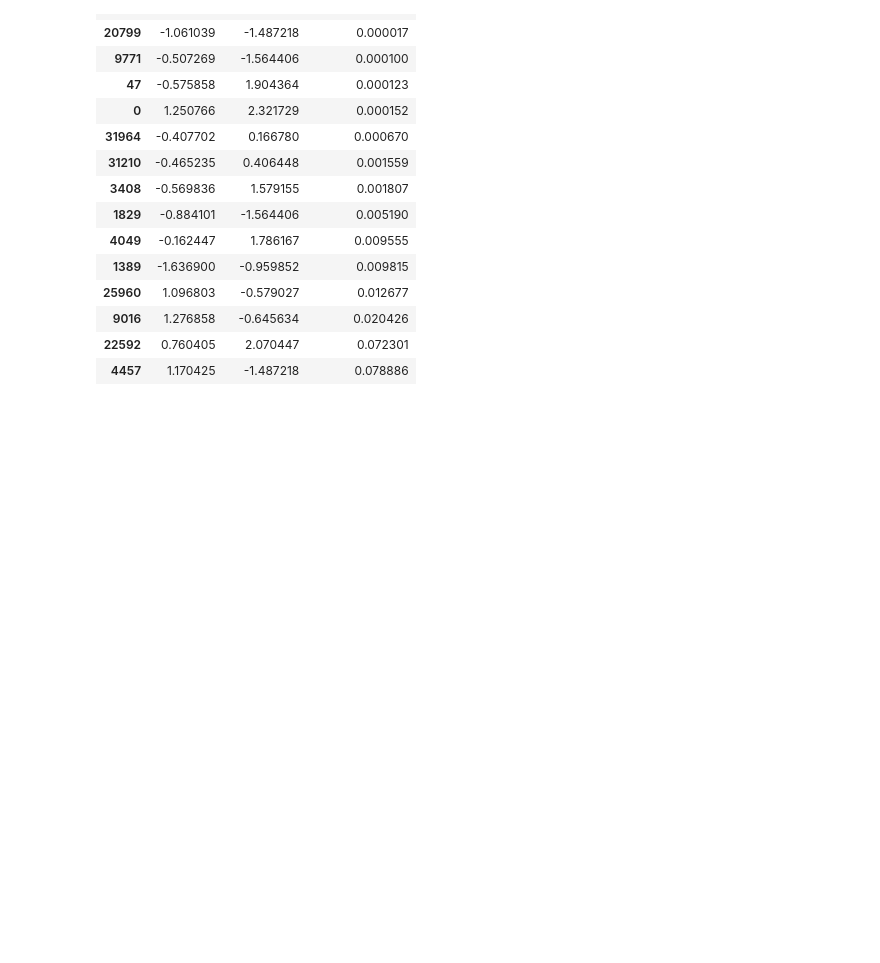
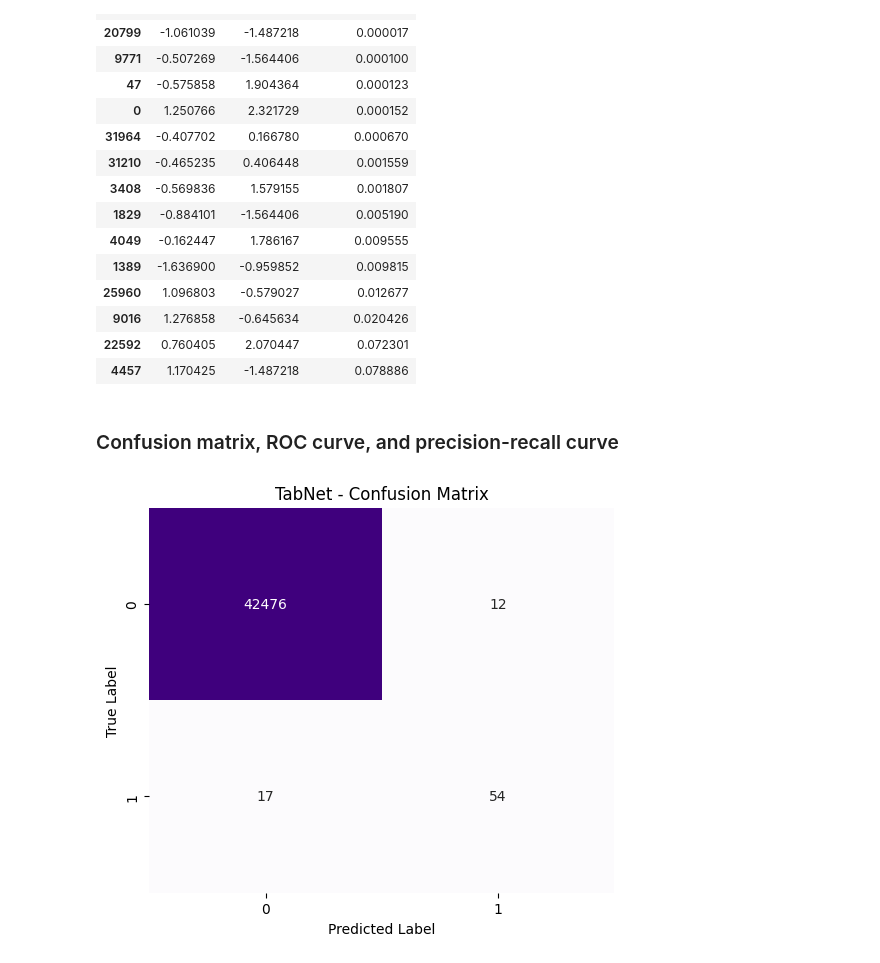
Before and after one commit to manamendraJN/SE4050-Fraud-Detection, a Jupyter notebook: notebooks/TabNet.ipynb, the cells around one changed output. Cells and saved outputs as stored; diff of their text form; code cells hidden in the pictures; blank space fills up the shorter version.

Commit message:
Add confusion matrix, ROC curve, and precision-recall curve visualizations

```diff
--- a/notebooks/TabNet.ipynb
+++ b/notebooks/TabNet.ipynb
@@ -283,3 +283,15 @@ Missed fraud cases (sorted by how confidently they were missed):
 | 9016 | 1.276858 | -0.645634 | 0.020426 |
 | 22592 | 0.760405 | 2.070447 | 0.072301 |
 | 4457 | 1.170425 | -1.487218 | 0.078886 |
+# %% [markdown]
+### Confusion matrix, ROC curve, and precision-recall curve
+# %%
+cm = confusion_matrix(y_test, y_pred)
+plt.figure(figsize=(6,5))
+sns.heatmap(cm, annot=True, fmt="d", cmap="Purples", cbar=False)
+plt.title("TabNet - Confusion Matrix")
+plt.xlabel("Predicted Label"); plt.ylabel("True Label")
+plt.savefig(f"{RESULTS_DIR}/confusion_matrix.png", dpi=150, bbox_inches="tight")
+plt.show()
+# %% [output]
+[figure, added]
```
Also changed, not shown: parts of 2 cells of this notebook.
